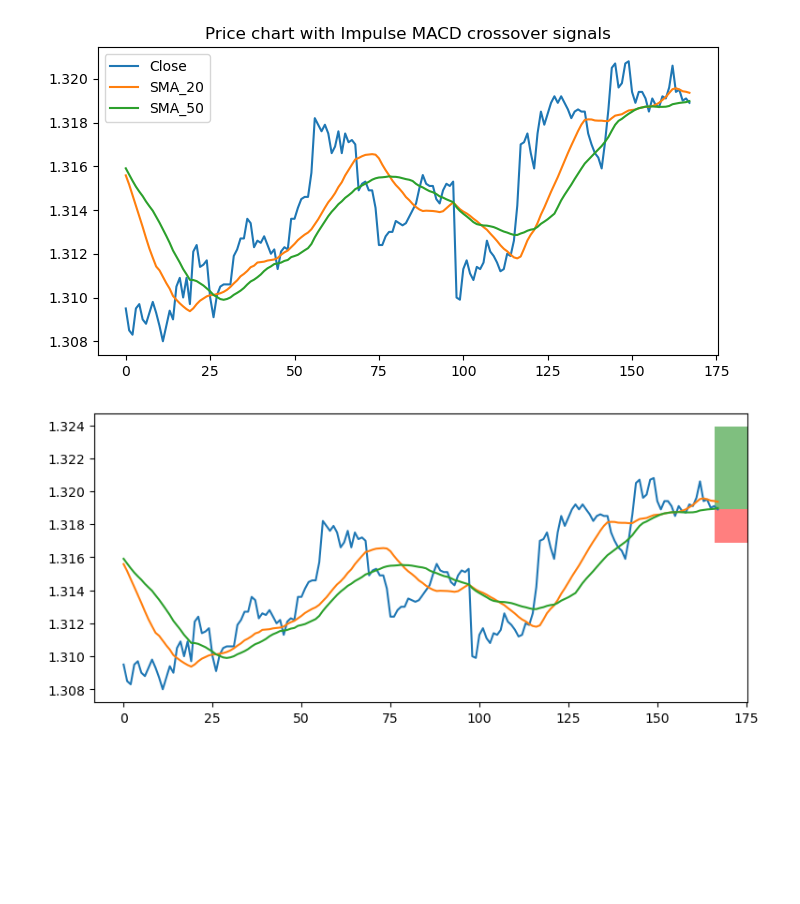
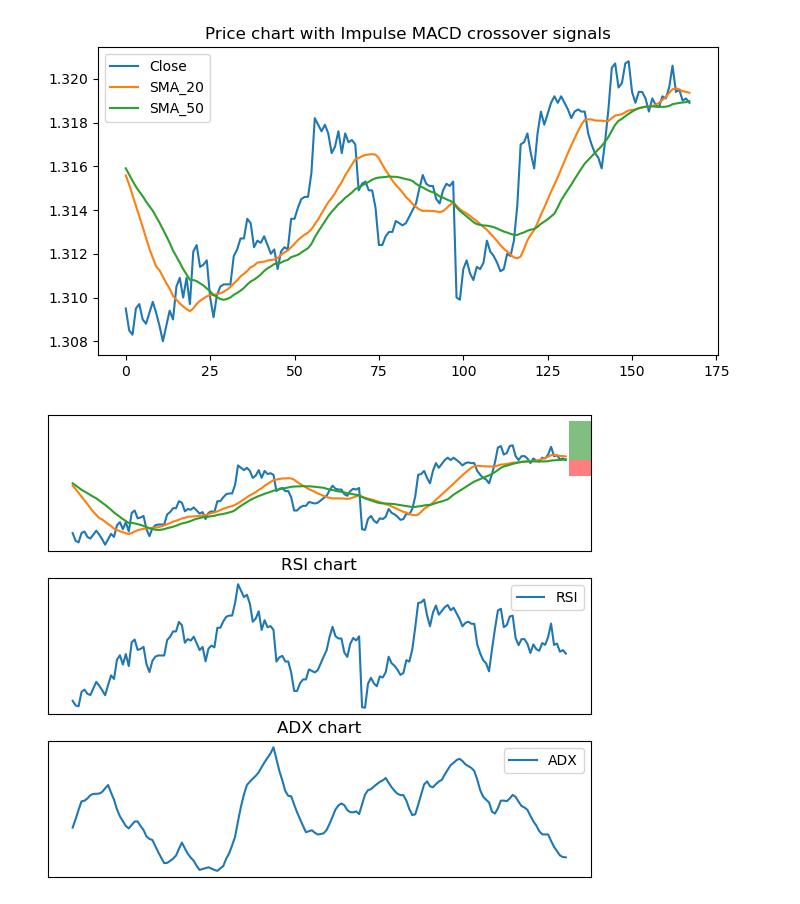
Before and after one commit to EngineerDanny/robust_algo_trader, a Jupyter notebook: cnn/index.ipynb, the cells around one changed output. Saved outputs shown, nothing was run; the diff lists cells and outputs as text; code cells hidden in the pictures; blank space fills up the shorter version.

Commit message:
update cnn graph outputs

```diff
--- a/cnn/index.ipynb
+++ b/cnn/index.ipynb
@@ -40,21 +40,39 @@ plt.show()
 [figure]
 # %%
 # Plot the price chart with Impulse MACD and its signal line
-plt.figure(figsize=(9,4))
+plt.figure(figsize=(7,6))
+plt.subplot(3, 1, 1) # Create a subplot for the price chart
 plt.plot(df["Close"], label="Close")
 plt.plot(df["SMA_20"], label="SMA_20") # Add this line to plot the SMA_20 column
 plt.plot(df["SMA_30"], label="SMA_50")
-# plt.legend()
-# plt.title("Price chart with Impulse MACD crossover signals")
+long_price = df["Close"].iloc[-1] # Get the close price of the last row
+plt.axhspan(long_price, long_price + 0.005, facecolor="green", xmin= 0.96,  alpha=0.5)
+plt.axhspan(long_price - 0.002, long_price, facecolor="red", xmin= 0.96,  alpha=0.5)
+plt.xticks([])
+plt.yticks([])
+
+plt.subplot(3, 1, 2)
+plt.plot(df["RSI"], label="RSI")
+# plt.axhline(70, color="red", linestyle="--")
+# plt.axhline(30, color="green", linestyle="--")
+plt.legend()
+plt.title("RSI chart")
 plt.xlabel("")
 plt.ylabel("")
+plt.xticks([])
+plt.yticks([])
 
-# Add the long position with green and red rectangles
-long_price = df["Close"].iloc[-1] # Get the close price of the last row
-plt.axhspan(long_price, long_price + 0.005, facecolor="green", xmin= 0.95,  alpha=0.5) # Add a green rectangle above the long price
-plt.axhspan(long_price - 0.002, long_price, facecolor="red", xmin= 0.95,  alpha=0.5) # Add a red rectangle below the long price
+# Plot the ADX graph at the bottom of the plot
+plt.subplot(3, 1, 3)
+plt.plot(df["ADX"], label="ADX")
+plt.legend()
+plt.title("ADX chart")
+plt.xlabel("")
+plt.ylabel("")
+plt.xticks([])
+plt.yticks([])
 
 # Show the plot
 plt.show()
 # %% [output]
-[figure, old version]
+[figure, new version]
```
